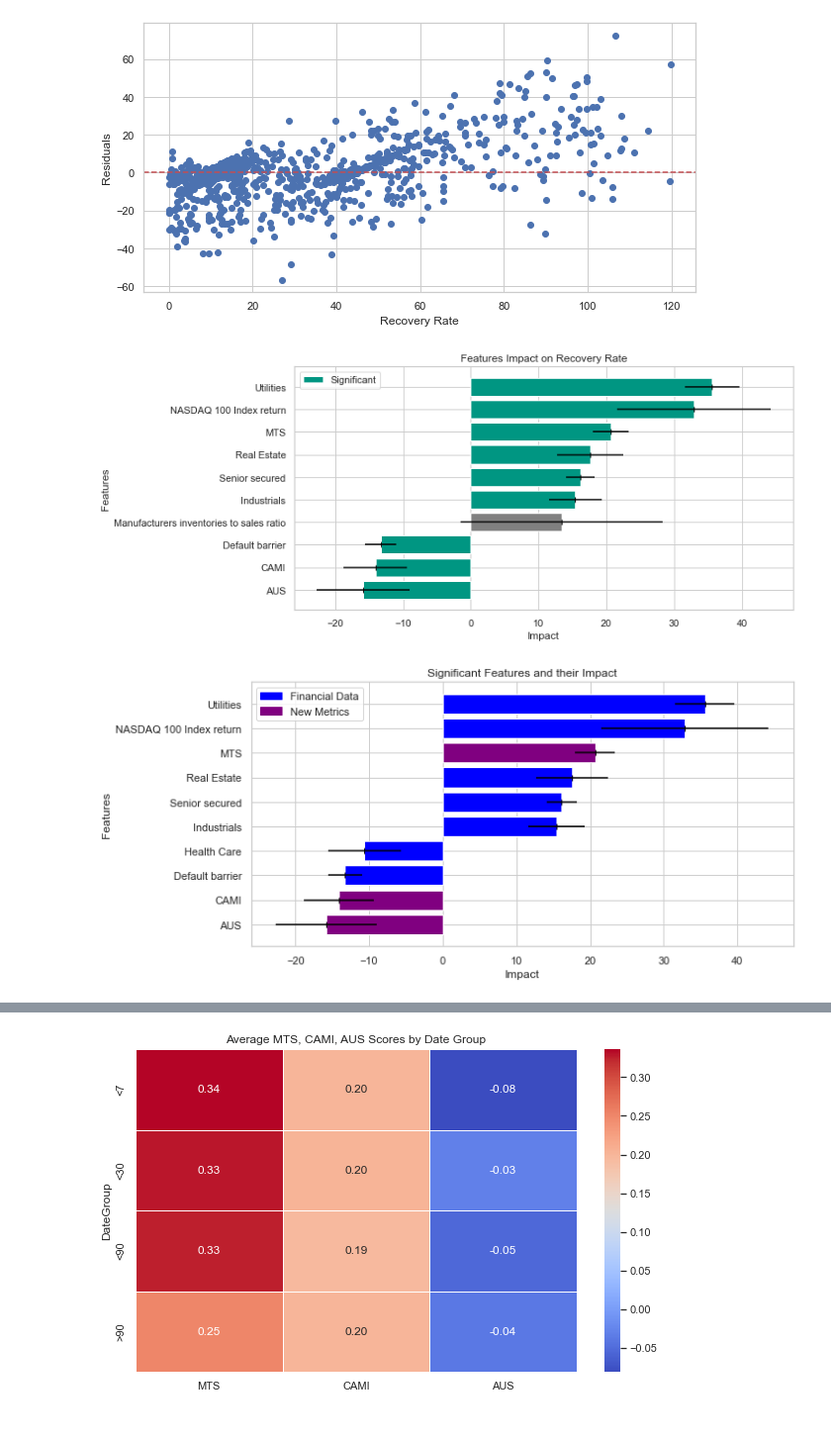
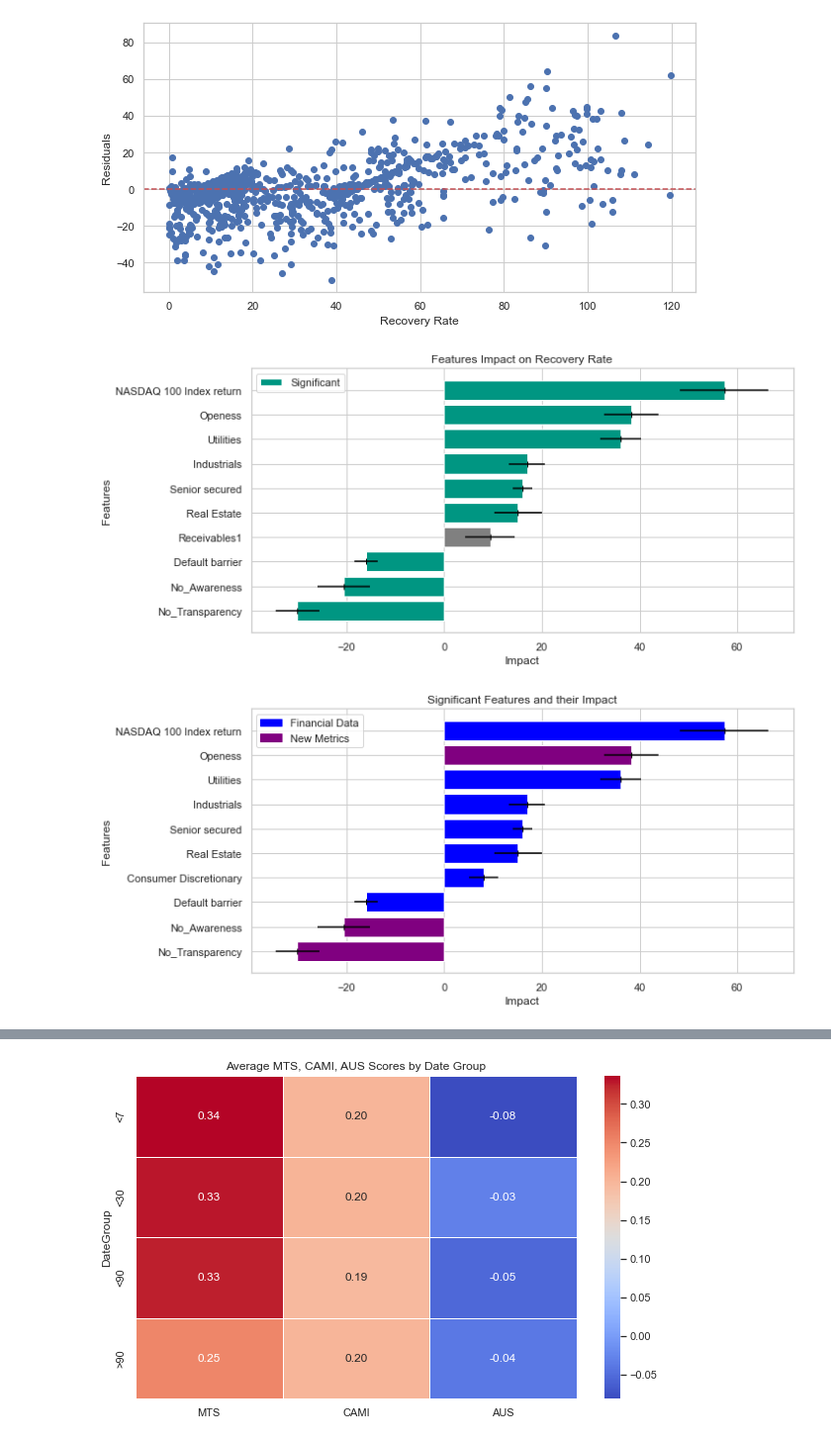
Before and after one commit to constantin1101/LLM_CreditorRRPrediction, a Jupyter notebook: composite_metrics.ipynb, the cells around one changed output, grey strips where cells are left out. Shown at 99% size. Saved outputs shown, nothing was run; the diff lists cells and outputs as text; code cells hidden in the pictures.

```diff
--- a/composite_metrics.ipynb
+++ b/composite_metrics.ipynb
@@ -349,15 +436,14 @@ llm_outputs = pd.read_csv('transcripts/LLM_outputs_final.csv')
 '''MODEL WEIGHTS'''
 
 df = llm_outputs.copy()
-composite_df = compute_scores(df, baseline_model, True)
+composite_df = compute_scores(df, baseline_model, False, True)
 
 # Select the supporting features, nlp_lables, and RR from final_df
 final_df = composite_df[['RR']
                     + supporting_features_1
                     + supporting_features_2
                     + ['MTS', 'CAMI', 'AUS']
-                    + ['Emotion_Valuation', 'Analyst_Emotion_Valuation']]
-
+                    ]
 
 # reset index
 final_df = final_df.reset_index(drop=True)
@@ -403,6 +489,7 @@ plt.show()
 
 create_significant_chart(model)
 create_colored_chart(model)
-
-print(final_df.describe())
+build_score_overview(composite_df)
+build_heatmap_macro(composite_df)
+build_heatmap_industries(composite_df)
 # %% [output]
@@ -454,9 +527,10 @@ composite_df = create_loadings(df)
 final_df = composite_df[['RR']
                     + supporting_features_1
                     + supporting_features_2
-                    + ['MTS', 'CAMI', 'AUS']
-                    + ['Emotion_Valuation', 'Analyst_Emotion_Valuation']]
-
+                    + ['No_Transparency', 'No_Awareness', 'Openess']
+                    + ['Emotional_Concerns', 'Contradicting_Satisfaction']
+                    + ['Emotion_Valuation']
+                    ]
 
 # reset index
 final_df = final_df.reset_index(drop=True)
@@ -502,6 +576,7 @@ plt.show()
 
 create_significant_chart(model)
 create_colored_chart(model)
-
-print(final_df.describe())
+#build_score_overview(composite_df)
+#build_heatmap_macro(composite_df)
+#build_heatmap_industries(composite_df)
 # %% [output]
@@ -525,3 +600,3 @@ R-squared: 0.7052582188000982
-[figure, old version]
+[figure, new version]
-[figure, old version]
+[figure, new version]
-[figure, old version]
+[figure, new version]
```
Also changed, not shown: parts of 18 cells of this notebook.
